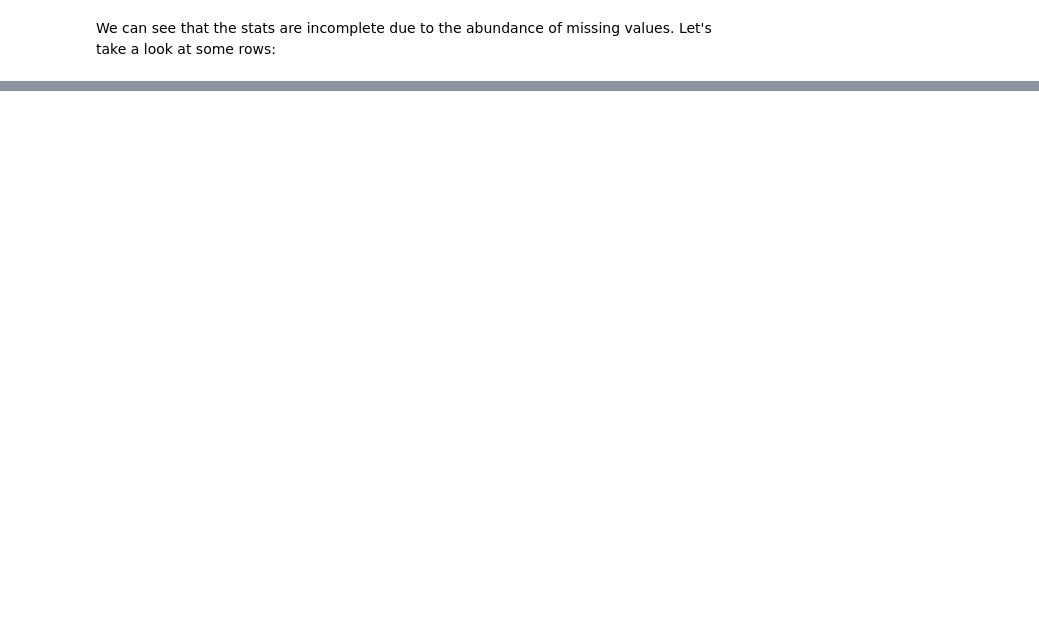
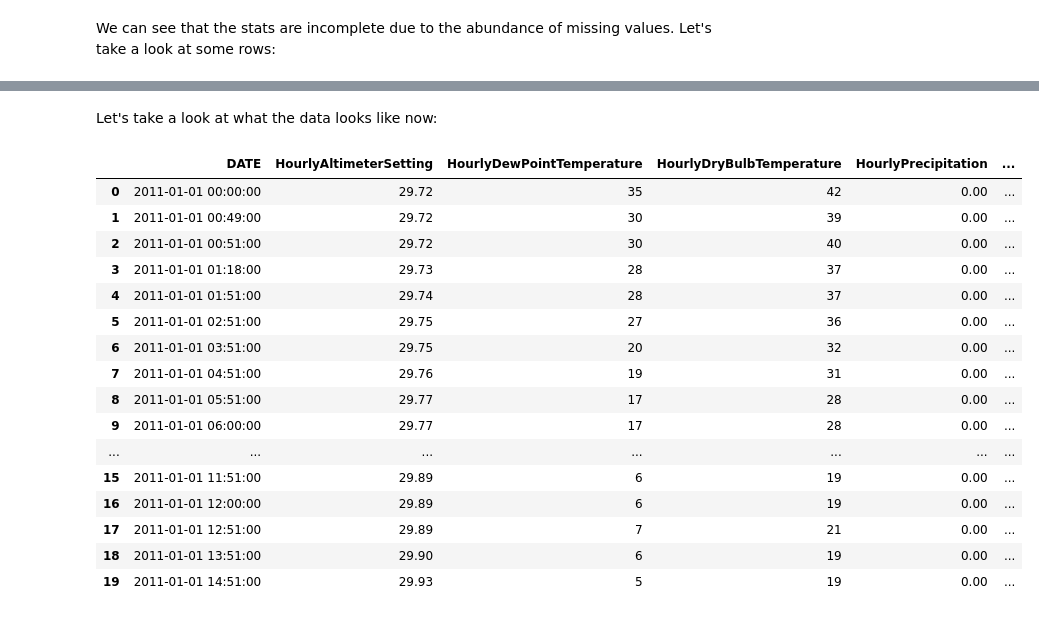
Before and after one commit to sergeypine/WeatherLearner, a Jupyter notebook: data-processing/data-wrangling.ipynb, the cells around one changed output, grey strips where cells are left out. Drawn from its saved outputs; the diff is of its cells as text; code cells hidden in the pictures; blank space fills up the shorter version.

```diff
--- a/data-processing/data-wrangling.ipynb
+++ b/data-processing/data-wrangling.ipynb
@@ -120,0 +253,27 @@ raw_df = removeJunkSuffixesAndPrefixes(raw_df, numeric_variables)
+# %%
+# Now that all columns contain either clean numeric, categoric or NAN data, impute the NANs
+#  (NOTE: weather overtime is a continuous process so impute by Forward/Backfilling)
+raw_df = raw_df.fillna(method="ffill")
+raw_df = raw_df.fillna(method="bfill")
+# %% [markdown]
+Let's take a look at what the data looks like now:
+# %%
+raw_df.head(20)
+# %% [output]
+|  | DATE | HourlyAltimeterSetting | HourlyDewPointTemperature | HourlyDryBulbTemperature | HourlyPrecipitation | ... |
+| 0 | 2011-01-01 00:00:00 | 29.72 | 35 | 42 | 0.00 | ... |
+| 1 | 2011-01-01 00:49:00 | 29.72 | 30 | 39 | 0.00 | ... |
+| 2 | 2011-01-01 00:51:00 | 29.72 | 30 | 40 | 0.00 | ... |
+| 3 | 2011-01-01 01:18:00 | 29.73 | 28 | 37 | 0.00 | ... |
+| 4 | 2011-01-01 01:51:00 | 29.74 | 28 | 37 | 0.00 | ... |
+| 5 | 2011-01-01 02:51:00 | 29.75 | 27 | 36 | 0.00 | ... |
+| 6 | 2011-01-01 03:51:00 | 29.75 | 20 | 32 | 0.00 | ... |
+| 7 | 2011-01-01 04:51:00 | 29.76 | 19 | 31 | 0.00 | ... |
+| 8 | 2011-01-01 05:51:00 | 29.77 | 17 | 28 | 0.00 | ... |
+| 9 | 2011-01-01 06:00:00 | 29.77 | 17 | 28 | 0.00 | ... |
+| ... | ... | ... | ... | ... | ... | ... |
+| 15 | 2011-01-01 11:51:00 | 29.89 | 6 | 19 | 0.00 | ... |
+| 16 | 2011-01-01 12:00:00 | 29.89 | 6 | 19 | 0.00 | ... |
+| 17 | 2011-01-01 12:51:00 | 29.89 | 7 | 21 | 0.00 | ... |
+| 18 | 2011-01-01 13:51:00 | 29.90 | 6 | 19 | 0.00 | ... |
+| 19 | 2011-01-01 14:51:00 | 29.93 | 5 | 19 | 0.00 | ... |
```
Also changed, not shown: parts of 42 cells of this notebook.
